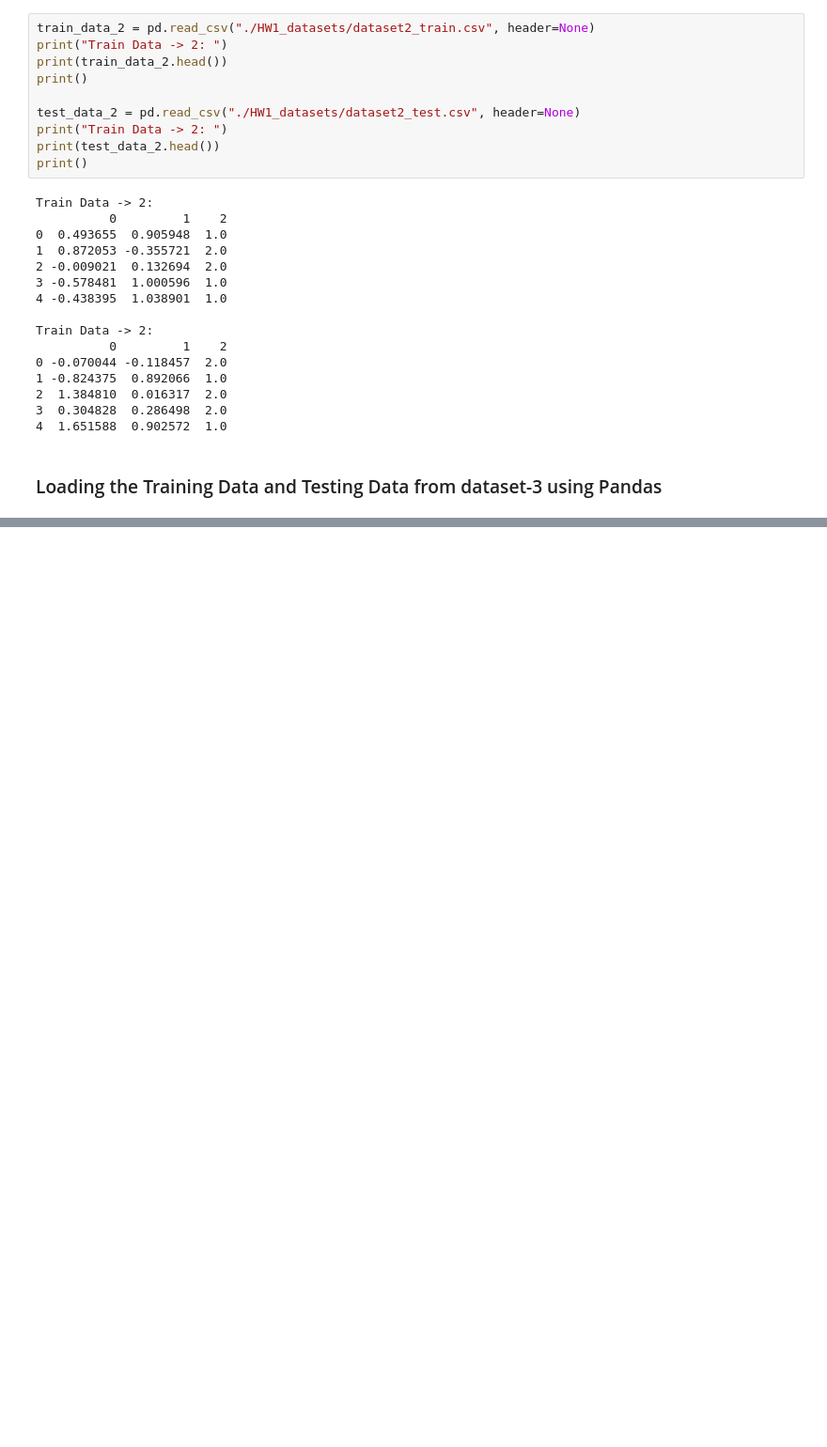
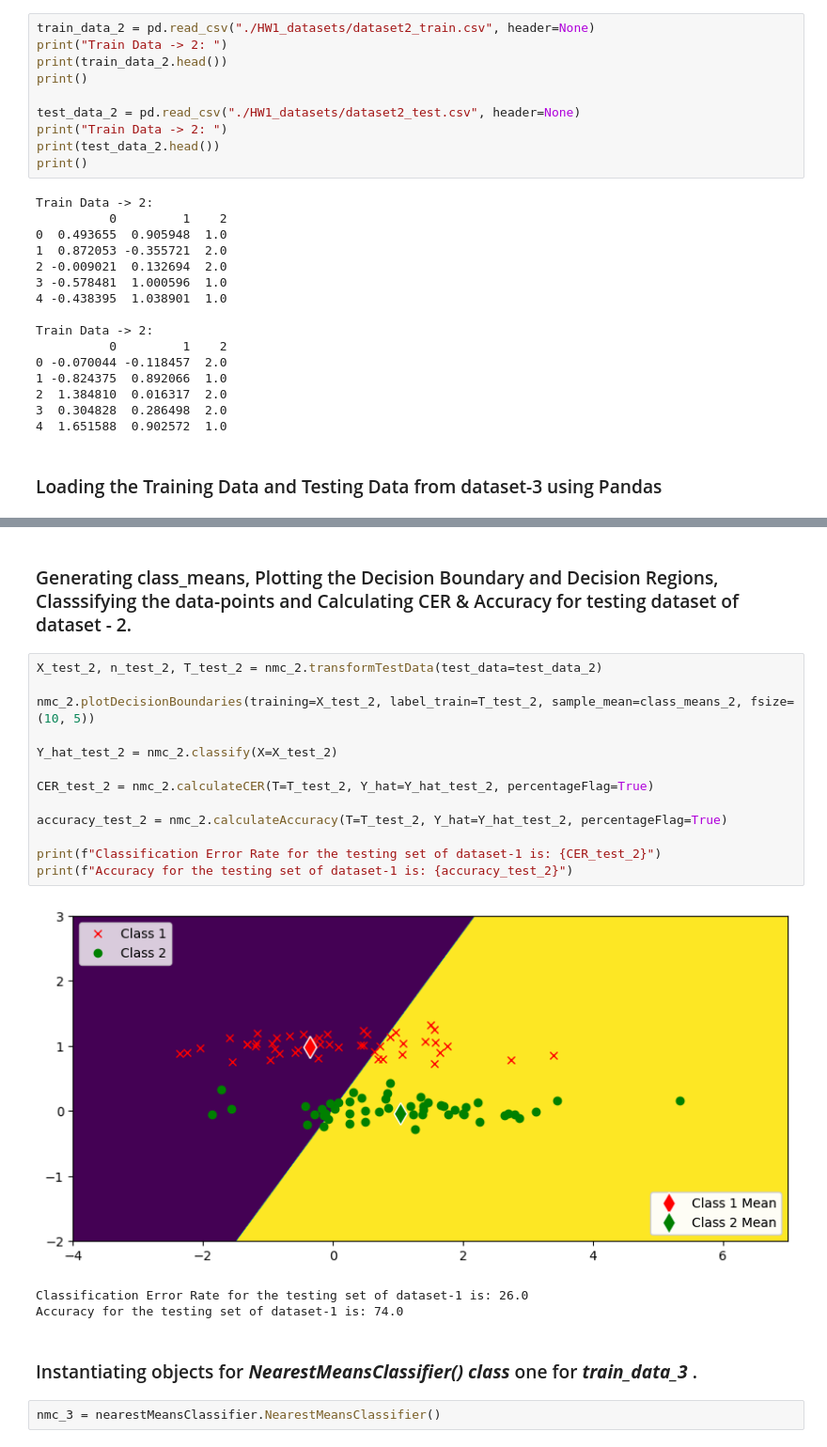
Before and after one commit to SudeshKumarSK/ee559-mlOne, a Jupyter notebook: homeworkOne.ipynb, the cells around one changed output, grey strips where cells are left out. Shown: that part at 94% size. Cells and saved outputs as stored; diff of their text form; blank space fills up the shorter version.

```diff
--- a/homeworkOne.ipynb
+++ b/homeworkOne.ipynb
@@ -259,0 +201,23 @@ Classification Error Rate (Accuracy) for Test Dataset - 3: 73.0
+# %% [markdown]
+### Generating class_means, Plotting the Decision Boundary and Decision Regions, Classsifying the data-points and Calculating CER & Accuracy for testing dataset of dataset - 2.
+# %%
+X_test_2, n_test_2, T_test_2 = nmc_2.transformTestData(test_data=test_data_2)
+
+nmc_2.plotDecisionBoundaries(training=X_test_2, label_train=T_test_2, sample_mean=class_means_2, fsize=(10, 5))
+
+Y_hat_test_2 = nmc_2.classify(X=X_test_2)
+
+CER_test_2 = nmc_2.calculateCER(T=T_test_2, Y_hat=Y_hat_test_2, percentageFlag=True)
+
+accuracy_test_2 = nmc_2.calculateAccuracy(T=T_test_2, Y_hat=Y_hat_test_2, percentageFlag=True)
+
+print(f"Classification Error Rate for the testing set of dataset-1 is: {CER_test_2}")
+print(f"Accuracy for the testing set of dataset-1 is: {accuracy_test_2}")
+# %% [output]
+[figure, added]
+Classification Error Rate for the testing set of dataset-1 is: 26.0
+Accuracy for the testing set of dataset-1 is: 74.0
+# %% [markdown]
+### Instantiating objects for <strong> <em> NearestMeansClassifier() class </strong> </em> one for <strong> <em> train_data_3 </strong> </em>.
+# %%
+nmc_3 = nearestMeansClassifier.NearestMeansClassifier()
```
Also changed, not shown: parts of 45 cells of this notebook.
